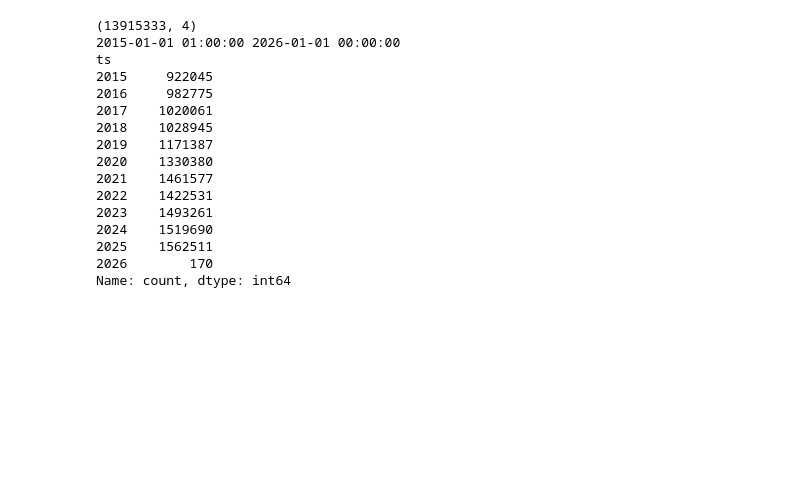
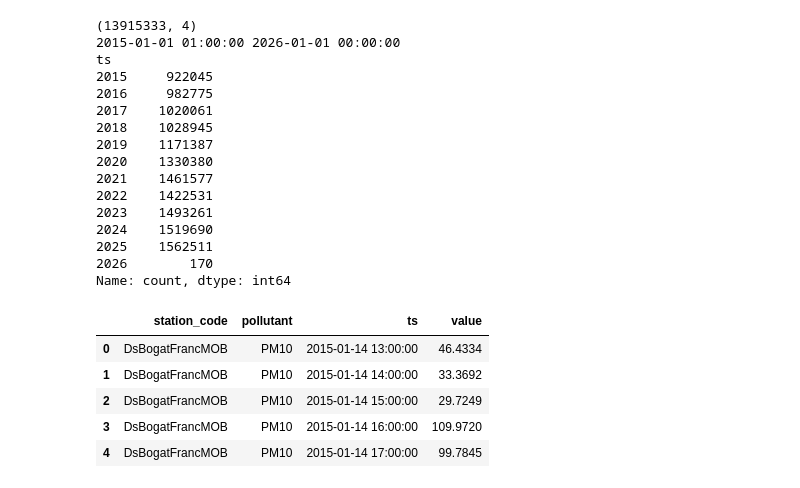
Before and after one commit to KardaszS/poland-air-quality, a Jupyter notebook: notebooks/01_exploration.ipynb, the cells around one changed output. Saved outputs shown, nothing was run; the diff lists cells and outputs as text; code cells hidden in the pictures; blank space fills up the shorter version.

```diff
--- a/notebooks/01_exploration.ipynb
+++ b/notebooks/01_exploration.ipynb
@@ -420,3 +420,12 @@ ts
 2025    1562511
 2026        170
 Name: count, dtype: int64
+# %%
+main.head()
+# %% [output]
+|  | station_code | pollutant | ts | value |
+| 0 | DsBogatFrancMOB | PM10 | 2015-01-14 13:00:00 | 46.4334 |
+| 1 | DsBogatFrancMOB | PM10 | 2015-01-14 14:00:00 | 33.3692 |
+| 2 | DsBogatFrancMOB | PM10 | 2015-01-14 15:00:00 | 29.7249 |
+| 3 | DsBogatFrancMOB | PM10 | 2015-01-14 16:00:00 | 109.9720 |
+| 4 | DsBogatFrancMOB | PM10 | 2015-01-14 17:00:00 | 99.7845 |
```
Also changed, not shown: parts of 10 cells of this notebook.
